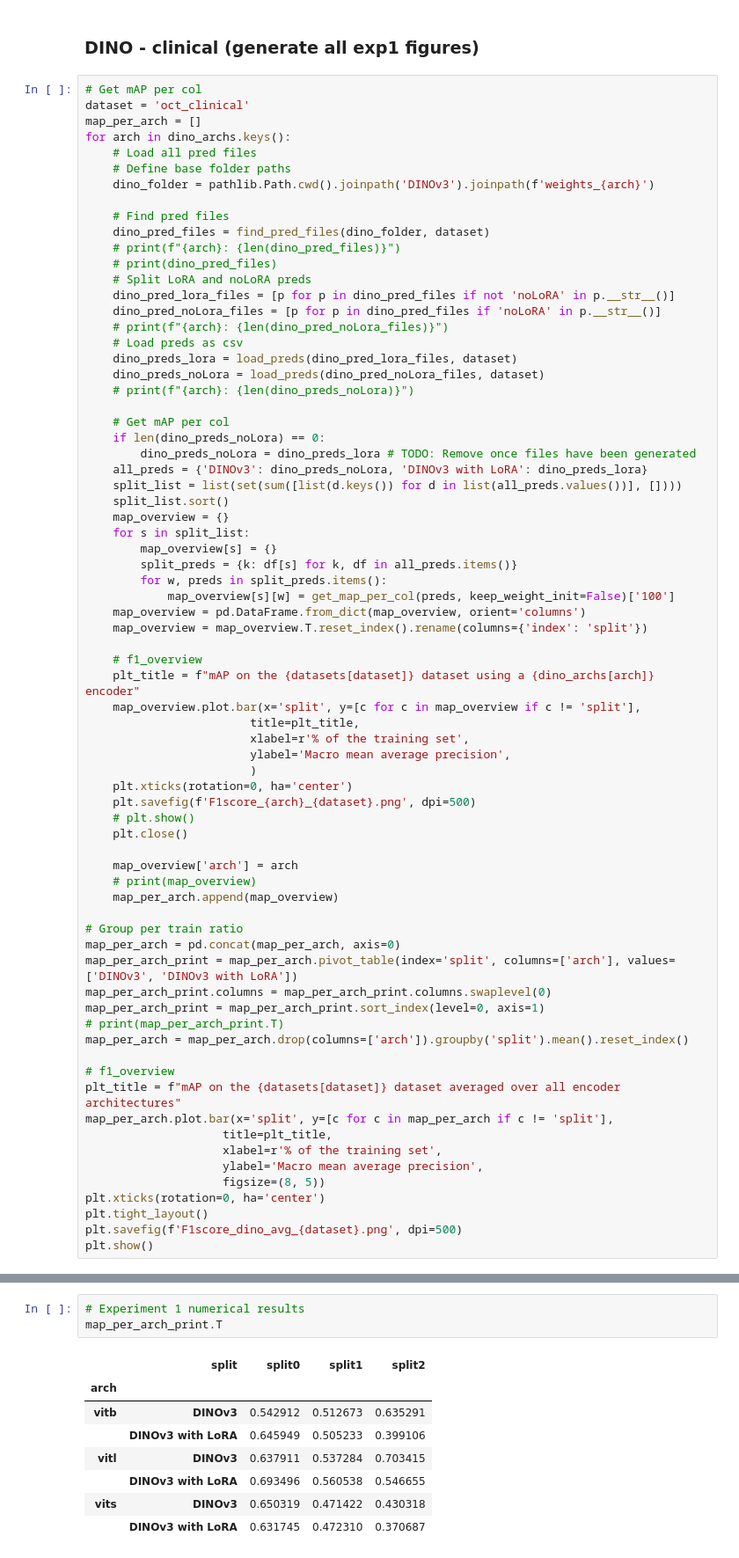
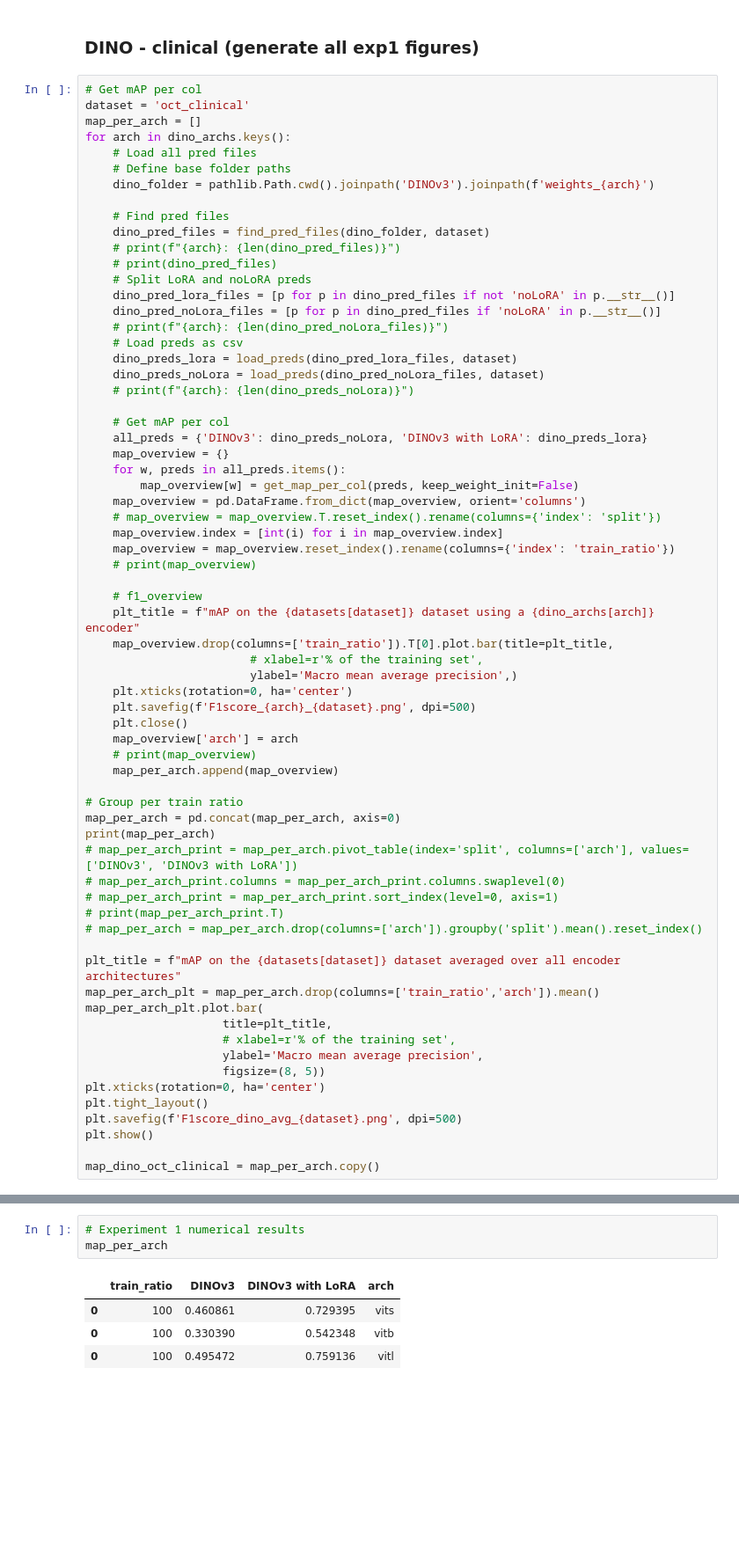
Before and after one commit to AnaJade/OCT_classification, a Jupyter notebook: brouillon.ipynb, the cells around one changed output, grey strips where cells are left out. Shown at 88% size. Drawn from its saved outputs; the diff is of its cells as text; blank space fills up the shorter version.

Commit message:
update figures code (merge ssl and dino)

```diff
--- a/brouillon.ipynb
+++ b/brouillon.ipynb
@@ -1225,52 +1199,47 @@ for arch in dino_archs.keys():
     # print(f"{arch}: {len(dino_preds_noLora)}")
 
     # Get mAP per col
-    if len(dino_preds_noLora) == 0:
-        dino_preds_noLora = dino_preds_lora # TODO: Remove once files have been generated
     all_preds = {'DINOv3': dino_preds_noLora, 'DINOv3 with LoRA': dino_preds_lora}
-    split_list = list(set(sum([list(d.keys()) for d in list(all_preds.values())], [])))
-    split_list.sort()
     map_overview = {}
-    for s in split_list:
-        map_overview[s] = {}
-        split_preds = {k: df[s] for k, df in all_preds.items()}
-        for w, preds in split_preds.items():
-            map_overview[s][w] = get_map_per_col(preds, keep_weight_init=False)['100']
+    for w, preds in all_preds.items():
+        map_overview[w] = get_map_per_col(preds, keep_weight_init=False)
     map_overview = pd.DataFrame.from_dict(map_overview, orient='columns')
-    map_overview = map_overview.T.reset_index().rename(columns={'index': 'split'})
+    # map_overview = map_overview.T.reset_index().rename(columns={'index': 'split'})
+    map_overview.index = [int(i) for i in map_overview.index]
+    map_overview = map_overview.reset_index().rename(columns={'index': 'train_ratio'})
+    # print(map_overview)
 
     # f1_overview
     plt_title = f"mAP on the {datasets[dataset]} dataset using a {dino_archs[arch]} encoder"
-    map_overview.plot.bar(x='split', y=[c for c in map_overview if c != 'split'],
-                        title=plt_title,
-                        xlabel=r'% of the training set',
-                        ylabel='Macro mean average precision',
-                        )
+    map_overview.drop(columns=['train_ratio']).T[0].plot.bar(title=plt_title,
+                        # xlabel=r'% of the training set',
+                        ylabel='Macro mean average precision',)
     plt.xticks(rotation=0, ha='center')
     plt.savefig(f'F1score_{arch}_{dataset}.png', dpi=500)
-    # plt.show()
     plt.close()
-
     map_overview['arch'] = arch
     # print(map_overview)
     map_per_arch.append(map_overview)
 
 # Group per train ratio
 map_per_arch = pd.concat(map_per_arch, axis=0)
-map_per_arch_print = map_per_arch.pivot_table(index='split', columns=['arch'], values=['DINOv3', 'DINOv3 with LoRA'])
-map_per_arch_print.columns = map_per_arch_print.columns.swaplevel(0)
-map_per_arch_print = map_per_arch_print.sort_index(level=0, axis=1)
+print(map_per_arch)
+# map_per_arch_print = map_per_arch.pivot_table(index='split', columns=['arch'], values=['DINOv3', 'DINOv3 with LoRA'])
+# map_per_arch_print.columns = map_per_arch_print.columns.swaplevel(0)
+# map_per_arch_print = map_per_arch_print.sort_index(level=0, axis=1)
 # print(map_per_arch_print.T)
-map_per_arch = map_per_arch.drop(columns=['arch']).groupby('split').mean().reset_index()
+# map_per_arch = map_per_arch.drop(columns=['arch']).groupby('split').mean().reset_index()
 
-# f1_overview
 plt_title = f"mAP on the {datasets[dataset]} dataset averaged over all encoder architectures"
-map_per_arch.plot.bar(x='split', y=[c for c in map_per_arch if c != 'split'],
+map_per_arch_plt = map_per_arch.drop(columns=['train_ratio','arch']).mean()
+map_per_arch_plt.plot.bar(
                     title=plt_title,
-                    xlabel=r'% of the training set',
+                    # xlabel=r'% of the training set',
                     ylabel='Macro mean average precision',
                     figsize=(8, 5))
 plt.xticks(rotation=0, ha='center')
 plt.tight_layout()
 plt.savefig(f'F1score_dino_avg_{dataset}.png', dpi=500)
 plt.show()
+
+map_dino_oct_clinical = map_per_arch.copy()
@@ -1285,12 +1258,8 @@ map_per_arch
 # %%
 # Experiment 1 numerical results
-map_per_arch_print.T
+map_per_arch
 # %% [output]
-|  | split | split0 | split1 | split2 |
-| arch |  |  |  |  |
-| vitb | DINOv3 | 0.542912 | 0.512673 | 0.635291 |
-|  | DINOv3 with LoRA | 0.645949 | 0.505233 | 0.399106 |
-| vitl | DINOv3 | 0.637911 | 0.537284 | 0.703415 |
-|  | DINOv3 with LoRA | 0.693496 | 0.560538 | 0.546655 |
-| vits | DINOv3 | 0.650319 | 0.471422 | 0.430318 |
-|  | DINOv3 with LoRA | 0.631745 | 0.472310 | 0.370687 |
+|  | train_ratio | DINOv3 | DINOv3 with LoRA | arch |
+| 0 | 100 | 0.460861 | 0.729395 | vits |
+| 0 | 100 | 0.330390 | 0.542348 | vitb |
+| 0 | 100 | 0.495472 | 0.759136 | vitl |
```
Also changed, not shown: parts of 19 cells of this notebook.
